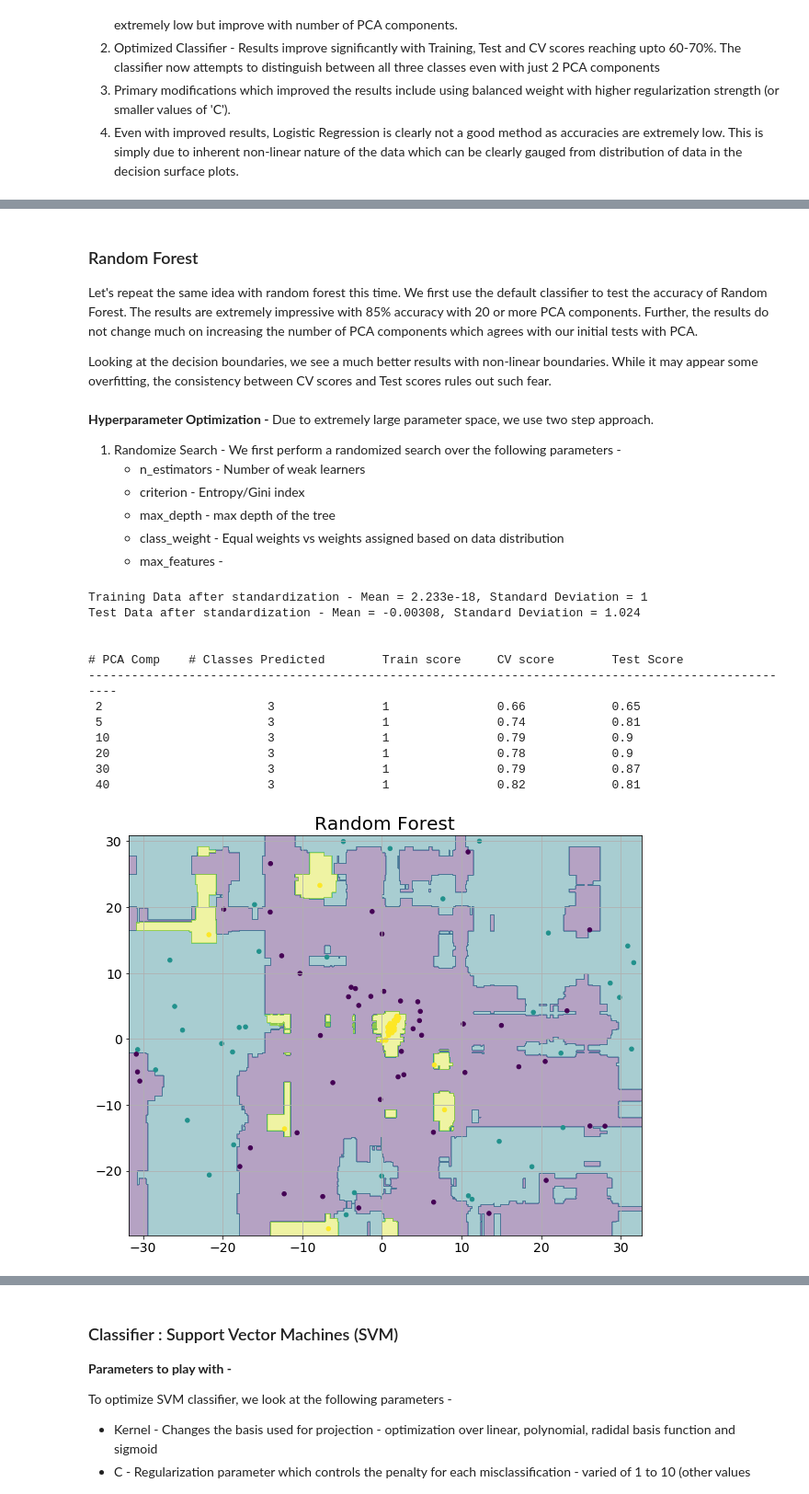
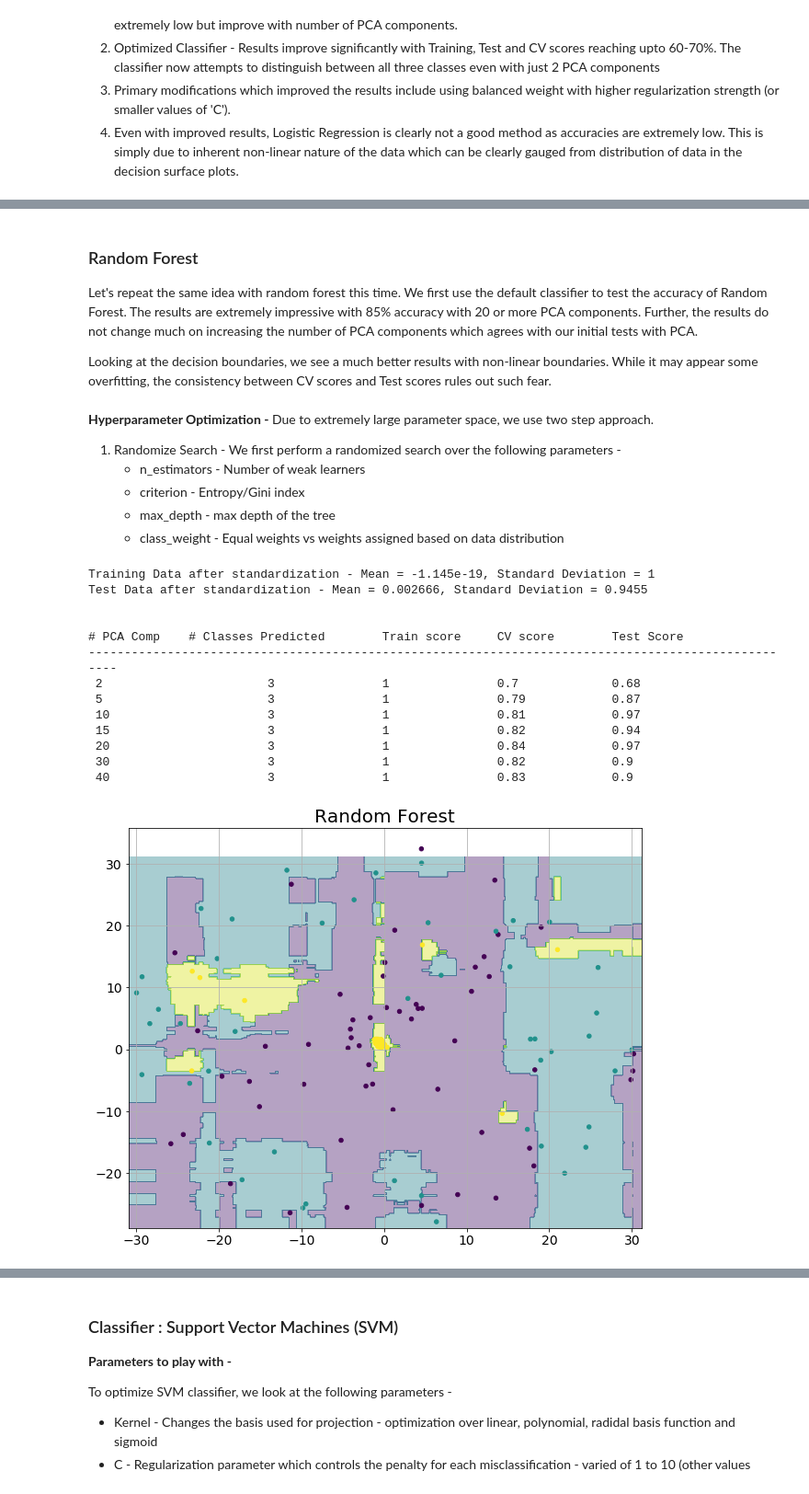
Before and after one commit to bkhamesra/GW-MLClassification, a Jupyter notebook: Scripts/Bhavesh/Notebook4-HyperParameterOptimization.ipynb, the cells around one changed output, grey strips where cells are left out. Shown at 92% size. Drawn from its saved outputs; the diff is of its cells as text; code cells hidden in the pictures.

```diff
--- a/Scripts/Bhavesh/Notebook4-HyperParameterOptimization.ipynb
+++ b/Scripts/Bhavesh/Notebook4-HyperParameterOptimization.ipynb
@@ -521,12 +535,11 @@ Due to extremely large parameter space, we use two step approach.
     * criterion - Entropy/Gini index
     * max_depth - max depth of the tree
     * class_weight - Equal weights vs weights assigned based on data distribution
-    * max_features -
 # %%
 #Random Forest - Default classifier
 
 #Finding optimal training data size
-pca_num  = np.array((2,5,10,20,30,40))
+pca_num  = np.array((2,5,10,15,20,30,40))
 trainsize=0.8
 rs = random_state
 
@@ -580,22 +593,21 @@ for i, pca_comp in enumerate(pca_num):
 
 rf_rawscores_dict = {'pca':pca_num, 'train_score':score_train, 'cv_score': cv_scores, 'test_score':score_test}
 # %% [output]
-Training Data after standardization - Mean = 2.233e-18, Standard Deviation = 1
-Test Data after standardization - Mean = -0.00308, Standard Deviation = 1.024
+Training Data after standardization - Mean = -1.145e-19, Standard Deviation = 1
+Test Data after standardization - Mean = 0.002666, Standard Deviation = 0.9455
 
 
 # PCA Comp    # Classes Predicted        Train score     CV score        Test Score
 ----------------------------------------------------------------------------------------------------
- 2                       3               1               0.66            0.65
- 5                       3               1               0.74            0.81
- 10                      3               1               0.79            0.9
- 20                      3               1               0.78            0.9
- 30                      3               1               0.79            0.87
- 40                      3               1               0.82            0.81
+ 2                       3               1               0.7             0.68
+ 5                       3               1               0.79            0.87
+ 10                      3               1               0.81            0.97
+ 15                      3               1               0.82            0.94
+ 20                      3               1               0.84            0.97
+ 30                      3               1               0.82            0.9
+ 40                      3               1               0.83            0.9
 # %%
 # Plotting decision regions
-clf_lr = LogisticRegression( max_iter=1000, C=grid_params['C'], class_weight=grid_params['class_weight'], solver=grid_params['solver'],tol=grid_params['tol'], random_state=random_state)
-
 #Finding optimal training data size
 pca_num  = 2
 trainsize=0.8
@@ -617,34 +629,35 @@ data_train_pca = pca.fit_transform(data_train)
 data_test_pca= pca.transform(data_test)
 #print(data_test_pca[:10])
 pca_time = time.time()
 
 clf = RandomForestClassifier(random_state=random_state)
 clf.fit(data_train_pca, y_train)
 
 pca1_min, pca1_max = data_train_pca[:, 0].min() - 1, data_train_pca[:, 0].max() + 1
 pca2_min, pca2_max = data_train_pca[:, 1].min() - 1, data_train_pca[:, 1].max() + 1
 
 pca1_mesh, pca2_mesh = np.meshgrid(np.arange(pca1_min, pca1_max, 0.1),
                      np.arange(pca2_min, pca2_max, 0.1))
 
 #print(np.shape(data_train_pca))
 f, ax = plt.subplots(1, 1, sharex='col', sharey='row', figsize=(10, 8))
 
 #for idx, clf, tt in zip(product([0, 1], [0, 1]),
 #                        [clf1, clf2, clf3, eclf],
 #                        ['Decision Tree (depth=4)', 'KNN (k=7)',
 #                         'Kernel SVM', 'Soft Voting']):
 
 Z = clf.predict(np.c_[pca1_mesh.ravel(), pca2_mesh.ravel()])
 Z = Z.reshape(pca1_mesh.shape)
 
 ax.contourf(pca1_mesh, pca2_mesh, Z, alpha=0.4)
 ax.scatter(data_train_pca[:, 0], data_train_pca[:, 1], c=y_train, s=20)
+ax.scatter(data_test_pca[:, 0], data_test_pca[:, 1], c=y_test, s=20)
 ax.set_title('Random Forest', fontsize=20)
 
 plt.show()
 # %% [output]
-[figure, old version]
+[figure, new version]
 # %%
 #Randomized Search - Random Forest Optimization with randomizedsearch
 
```
Also changed, not shown: parts of 22 cells of this notebook, 2 other files.
